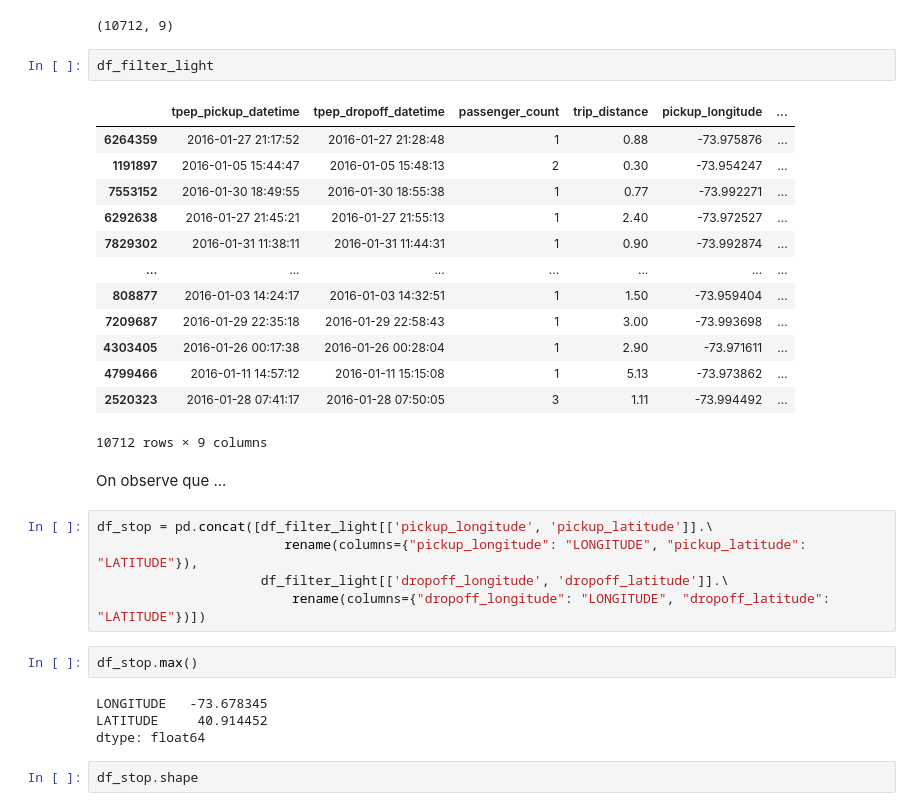
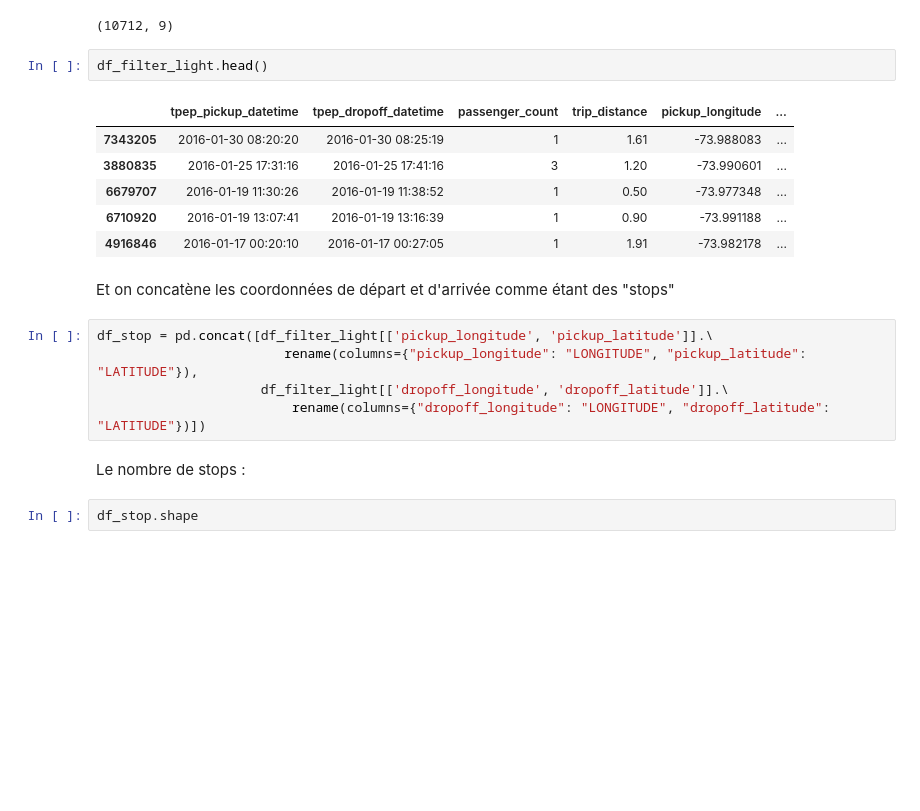
Before and after one commit to luk-f/AggOfMassiveMvtData, a Jupyter notebook: examples/notebooks/example.ipynb, the cells around one changed output. Cells and saved outputs as stored; diff of their text form; blank space fills up the shorter version.

```diff
--- a/examples/notebooks/example.ipynb
+++ b/examples/notebooks/example.ipynb
@@ -75,34 +75,23 @@ df_filter_light.shape
 # %% [output]
 (10712, 9)
 # %%
-df_filter_light
+df_filter_light.head()
 # %% [output]
 |  | tpep_pickup_datetime | tpep_dropoff_datetime | passenger_count | trip_distance | pickup_longitude | ... |
-| 6264359 | 2016-01-27 21:17:52 | 2016-01-27 21:28:48 | 1 | 0.88 | -73.975876 | ... |
-| 1191897 | 2016-01-05 15:44:47 | 2016-01-05 15:48:13 | 2 | 0.30 | -73.954247 | ... |
-| 7553152 | 2016-01-30 18:49:55 | 2016-01-30 18:55:38 | 1 | 0.77 | -73.992271 | ... |
-| 6292638 | 2016-01-27 21:45:21 | 2016-01-27 21:55:13 | 1 | 2.40 | -73.972527 | ... |
-| 7829302 | 2016-01-31 11:38:11 | 2016-01-31 11:44:31 | 1 | 0.90 | -73.992874 | ... |
-| ... | ... | ... | ... | ... | ... | ... |
-| 808877 | 2016-01-03 14:24:17 | 2016-01-03 14:32:51 | 1 | 1.50 | -73.959404 | ... |
-| 7209687 | 2016-01-29 22:35:18 | 2016-01-29 22:58:43 | 1 | 3.00 | -73.993698 | ... |
-| 4303405 | 2016-01-26 00:17:38 | 2016-01-26 00:28:04 | 1 | 2.90 | -73.971611 | ... |
-| 4799466 | 2016-01-11 14:57:12 | 2016-01-11 15:15:08 | 1 | 5.13 | -73.973862 | ... |
-| 2520323 | 2016-01-28 07:41:17 | 2016-01-28 07:50:05 | 3 | 1.11 | -73.994492 | ... |
+| 7343205 | 2016-01-30 08:20:20 | 2016-01-30 08:25:19 | 1 | 1.61 | -73.988083 | ... |
+| 3880835 | 2016-01-25 17:31:16 | 2016-01-25 17:41:16 | 3 | 1.20 | -73.990601 | ... |
+| 6679707 | 2016-01-19 11:30:26 | 2016-01-19 11:38:52 | 1 | 0.50 | -73.977348 | ... |
+| 6710920 | 2016-01-19 13:07:41 | 2016-01-19 13:16:39 | 1 | 0.90 | -73.991188 | ... |
+| 4916846 | 2016-01-17 00:20:10 | 2016-01-17 00:27:05 | 1 | 1.91 | -73.982178 | ... |
-10712 rows × 9 columns
-# %% [markdown]
-On observe que ...
+# %% [markdown]
+Et on concatène les coordonnées de départ et d'arrivée comme étant des "stops"
 # %%
 df_stop = pd.concat([df_filter_light[['pickup_longitude', 'pickup_latitude']].\
                         rename(columns={"pickup_longitude": "LONGITUDE", "pickup_latitude": "LATITUDE"}),
                      df_filter_light[['dropoff_longitude', 'dropoff_latitude']].\
                          rename(columns={"dropoff_longitude": "LONGITUDE", "dropoff_latitude": "LATITUDE"})])
-# %%
-df_stop.max()
-# %% [output]
-LONGITUDE   -73.678345
-LATITUDE     40.914452
-dtype: float64
+# %% [markdown]
+Le nombre de stops :
 # %%
 df_stop.shape
 # %% [output]
```
Also changed, not shown: parts of 26 cells of this notebook.
